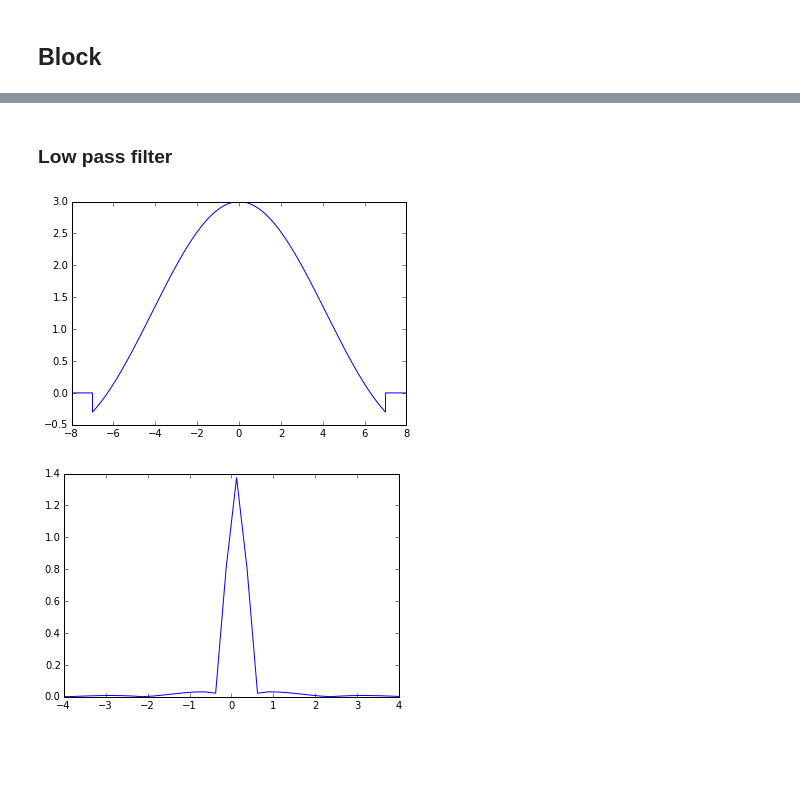
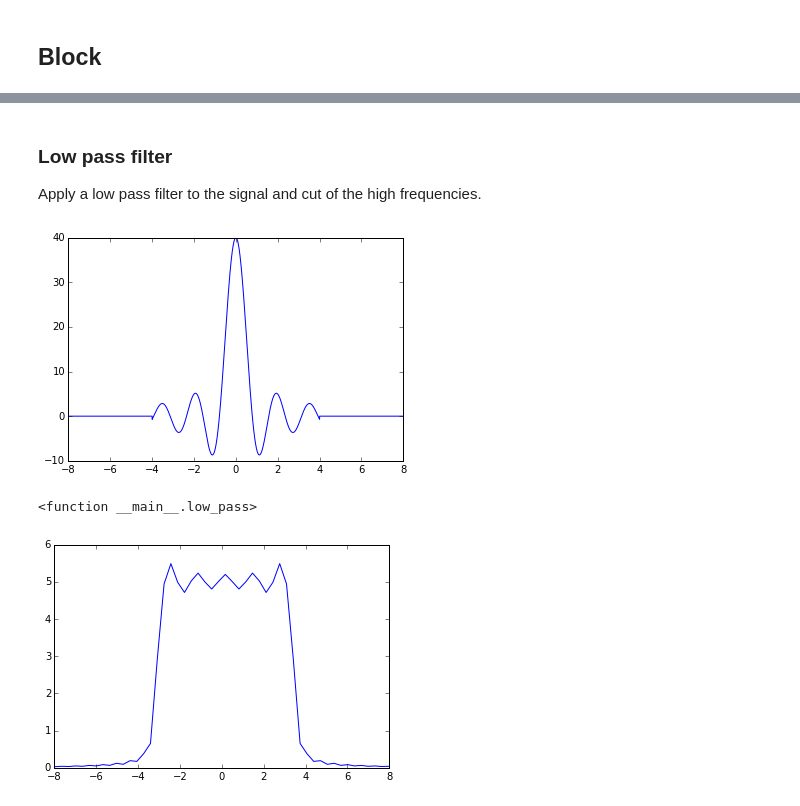
Before and after one commit to claesenm/kul-systeemtheorie, a Jupyter notebook: notebooks/Fourier Transform.ipynb, the cells around one changed output, grey strips where cells are left out. Drawn from its saved outputs; the diff is of its cells as text; code cells hidden in the pictures; blank space fills up the shorter version.

```diff
--- a/notebooks/Fourier Transform.ipynb
+++ b/notebooks/Fourier Transform.ipynb
@@ -89,22 +88,24 @@ interact(block,amp=(1,5),width = (1,8))
-# %% [markdown]
-### Low pass filter
+# %% [markdown]
+### Low pass filter
+Apply a low pass filter to the signal and cut of the high frequencies.
 # %%
 def low_pass(cut_off_frequency):
     pos_pos = np.amin(np.where(w > cut_off_frequency))
     pos_neg = np.amax(np.where(w < -cut_off_frequency))
     temp = y_w[pos_neg:pos_pos]
     diff = len(w) - len(temp)
     y_w_lp = [0] * (diff/2) + temp.tolist() + [0]*(diff/2)
     if diff%2 == 1:
         y_w_lp += [0]
     plt.plot(w,y_w_lp)
     plt.show()
     y_signal = fourier.ifft(y_w_lp)
-    y_signal = fourier.fftshift(np.abs(y_signal))
-    t_signal = np.linspace(-2.0/(T), 2.0/(T), N)
+    y_signal = 2.55 *fourier.fftshift(np.abs(y_signal))
+    t_signal = np.linspace(-2.6/(T), 2.6/(T), N)
     plt.plot(t_signal,y_signal)
-    plt.xlim(-4,4)
+    plt.xlim(-8,8)
 interact(low_pass,cut_off_frequency=(1,7))
 # %% [output]
-[figure, old version]
+[figure, new version]
+<function __main__.low_pass>
-[figure, old version]
+[figure, new version]
```
Also changed, not shown: parts of 7 cells of this notebook, 2 other files.
